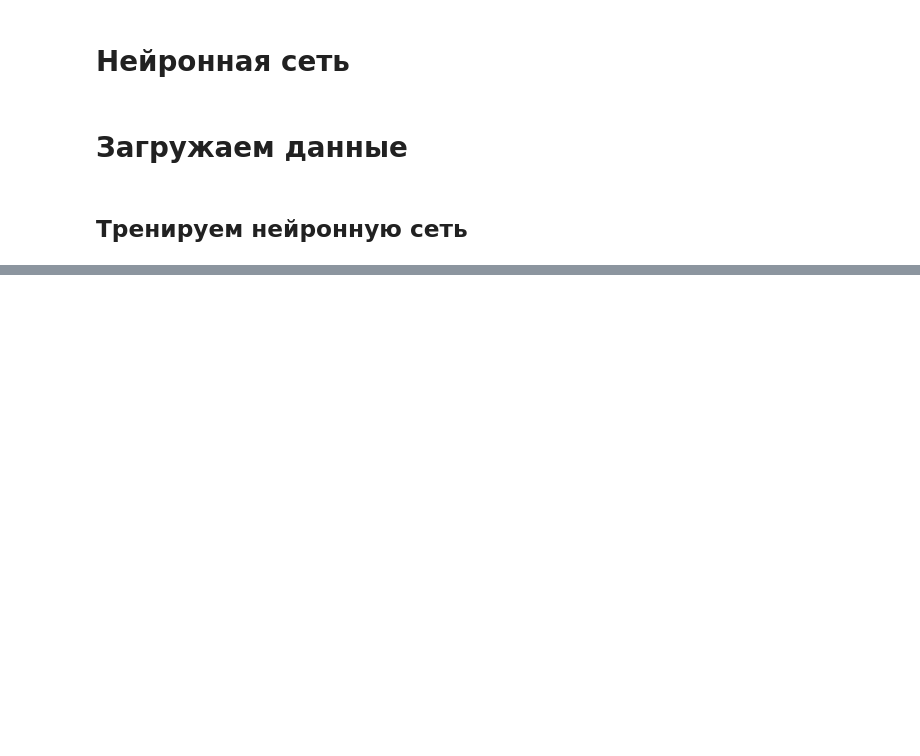
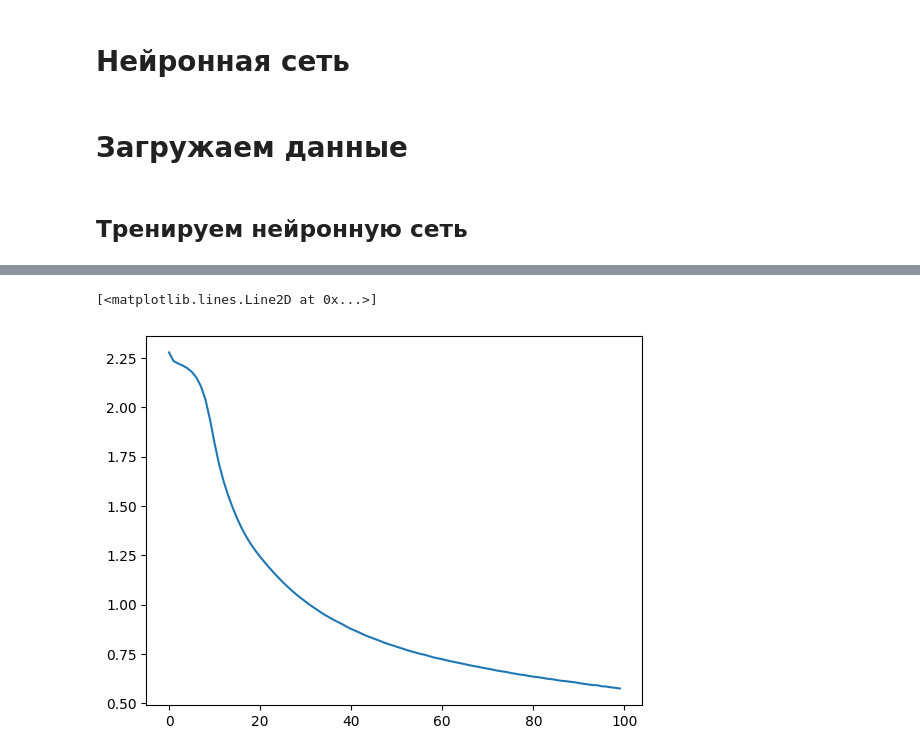
Before and after one commit to DenisMihailapov/FCLNN, a Jupyter notebook: Neural Network.ipynb, the cells around one changed output, grey strips where cells are left out. Drawn from its saved outputs; the diff is of its cells as text; code cells hidden in the pictures; blank space fills up the shorter version.

```diff
--- a/Neural Network.ipynb
+++ b/Neural Network.ipynb
@@ -55,0 +62,10 @@ plt.plot(loss_history)
+# %%
+model = FCLayersNN(n_input = n_input, n_output = n_output, n_hidden = [20, 15], activation="relu")
+
+dataset.mode("val")
+print('Start train accuracy:', compute_accuracy(model, dataset))
+
+optimizer = SGD(model.params(), learning_rate = 2e-2)
+trainer = Trainer(model, dataset, optimizer, num_epochs=100)
+
+loss_history, train_history, val_history = trainer.fit()
@@ -55,0 +86,5 @@ plt.plot(loss_history)
+# %%
+plt.plot(loss_history)
+# %% [output]
+[<matplotlib.lines.Line2D at 0x...>]
+[figure, added]
```
Also changed, not shown: parts of 4 cells of this notebook, 4 other files.
